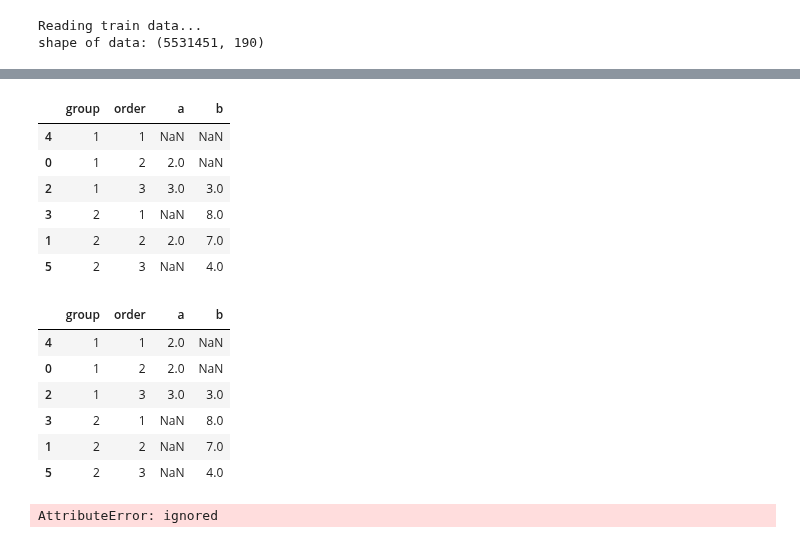
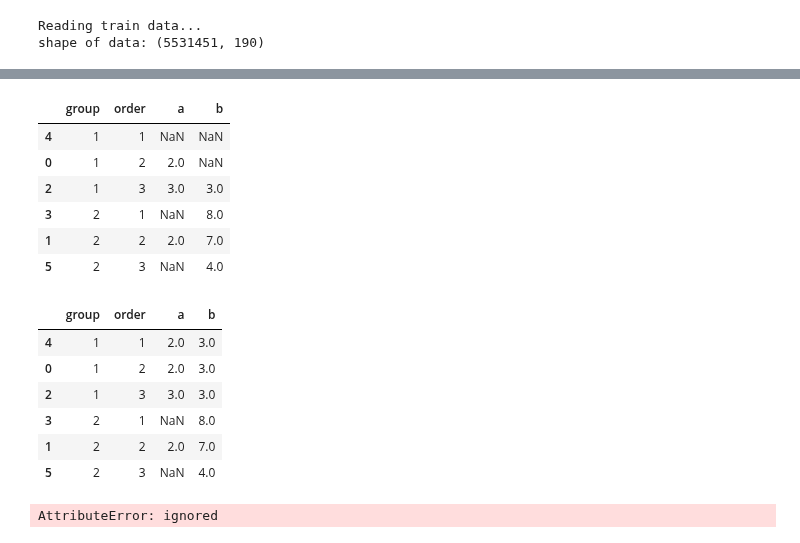
Before and after one commit to pyagoubi/Credit-Default-Prediction, a Jupyter notebook: Amex_XGBoost_v5.ipynb, the cells around one changed output, grey strips where cells are left out. Saved outputs shown, nothing was run; the diff lists cells and outputs as text; code cells hidden in the pictures.

```diff
--- a/Amex_XGBoost_v5.ipynb
+++ b/Amex_XGBoost_v5.ipynb
@@ -378,24 +345,27 @@ train.to_parquet('/content/drive/MyDrive/Amex/parquet/XGB v3/train_fe_v3.parquet
 # %%
 import pandas as pd, numpy as np
+
 temp = pd.DataFrame({'group':[1,2,1,2,1,2], 'order':[2,2,3,1,1,3], 'a':[2,2,3,np.nan,np.nan,np.nan], 'b':[np.nan,7,3,8,np.nan,4]})
 display(temp.sort_values(by =['group', 'order'], ascending = [True, True]))
-temp.loc[temp['group']==1,'a' ] = temp.sort_values(by =['order'], ascending = [True]).groupby('group').apply(lambda x: x.bfill().ffill())
-temp.loc[temp['group']>1,'a' ] = np.nan
+
+for i in temp.columns:
+  temp.loc[temp['group']==1,i ] = temp.sort_values(by =['order'], ascending = [True]).groupby('group')[i].apply(lambda x: x.bfill().ffill())
+#temp.loc[temp['group']>1,'a' ] = np.nan
 temp.sort_values(by =['group', 'order'], ascending = [True, True])
 # %% [output]
 |  | group | order | a | b |
 | 4 | 1 | 1 | NaN | NaN |
 | 0 | 1 | 2 | 2.0 | NaN |
 | 2 | 1 | 3 | 3.0 | 3.0 |
 | 3 | 2 | 1 | NaN | 8.0 |
 | 1 | 2 | 2 | 2.0 | 7.0 |
 | 5 | 2 | 3 | NaN | 4.0 |
 |  | group | order | a | b |
-| 4 | 1 | 1 | 2.0 | NaN |
-| 0 | 1 | 2 | 2.0 | NaN |
+| 4 | 1 | 1 | 2.0 | 3.0 |
+| 0 | 1 | 2 | 2.0 | 3.0 |
 | 2 | 1 | 3 | 3.0 | 3.0 |
 | 3 | 2 | 1 | NaN | 8.0 |
-| 1 | 2 | 2 | NaN | 7.0 |
+| 1 | 2 | 2 | 2.0 | 7.0 |
 | 5 | 2 | 3 | NaN | 4.0 |
 # %%
 train  = bfillffill(train)
```
Also changed, not shown: parts of 11 cells of this notebook.
